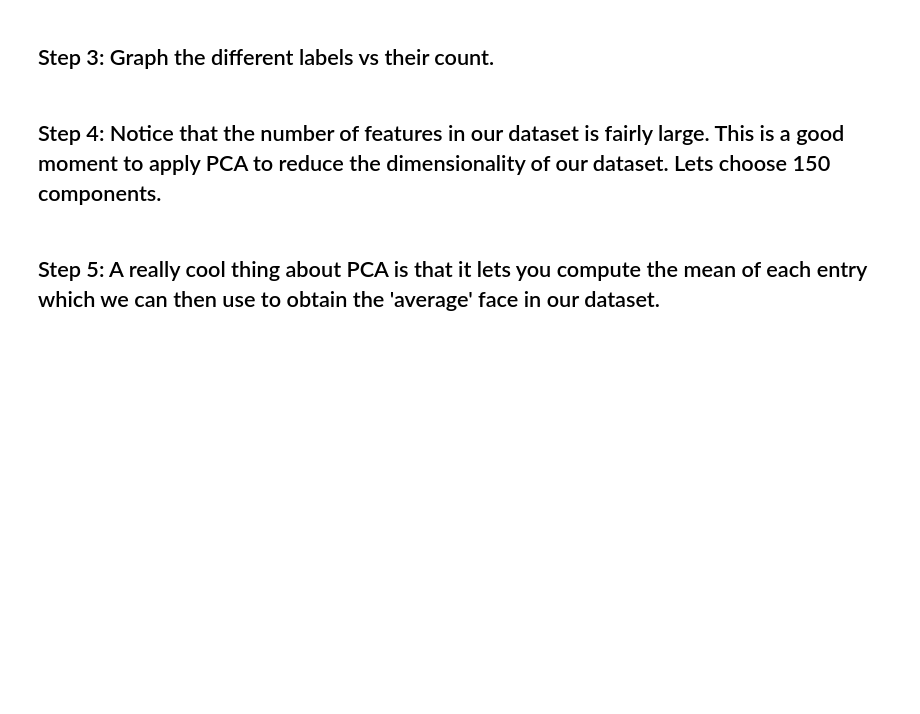
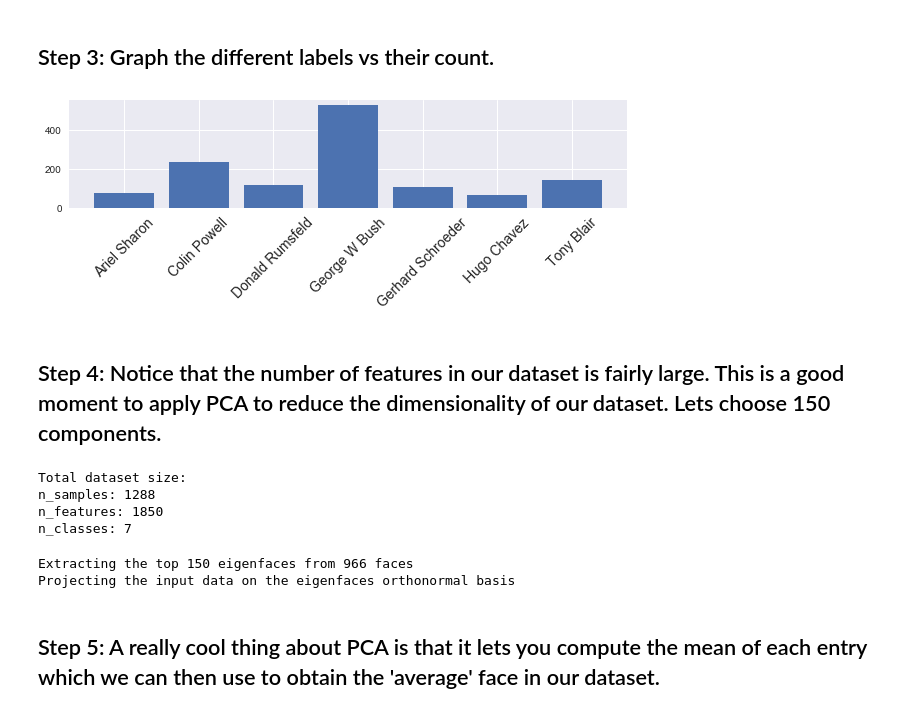
Before and after one commit to Rosswell/k2_datascience, a Jupyter notebook: Classification/Classifiers_Excercises.ipynb, the cells around one changed output. Drawn from its saved outputs; the diff is of its cells as text; code cells hidden in the pictures; blank space fills up the shorter version.

```diff
--- a/Classification/Classifiers_Excercises.ipynb
+++ b/Classification/Classifiers_Excercises.ipynb
@@ -5,4 +52,14 @@
 # %% [markdown]
 ## Step 3: Graph the different labels vs their count.
+# %%
+plt.figure(figsize=(10, 2))
+unique_targets = np.unique(lfw.target)
+counts = [(lfw.target == i).sum() for i in unique_targets]
+plt.xticks(unique_targets, lfw.target_names[unique_targets])
+locs, labels = plt.xticks()
+plt.setp(labels, rotation=45, size=14)
+_ = plt.bar(unique_targets, counts)
+# %% [output]
+[figure, added]
 # %% [markdown]
 ## Step 4: Notice that the number of features in our dataset is fairly large. This is a good moment to apply PCA to reduce the dimensionality of our dataset. Lets choose 150 components.
@@ -8,0 +73,10 @@
+# %%
+print("Total dataset size:")
+print("n_samples: %d" % n_samples)
+print("n_features: %d" % n_features)
+print("n_classes: %d" % n_classes)
+# %% [output]
+Total dataset size:
+n_samples: 1288
+n_features: 1850
+n_classes: 7
@@ -9,2 +86,18 @@
+# %%
+n_components = 150
+
+print("Extracting the top %d eigenfaces from %d faces"
+      % (n_components, X_train.shape[0]))
+pca = PCA(n_components=n_components, svd_solver='randomized',
+          whiten=True).fit(X_train)
+
+eigenfaces = pca.components_.reshape((n_components, h, w))
+
+print("Projecting the input data on the eigenfaces orthonormal basis")
+X_train_pca = pca.transform(X_train)
+X_test_pca = pca.transform(X_test)
+# %% [output]
+Extracting the top 150 eigenfaces from 966 faces
+Projecting the input data on the eigenfaces orthonormal basis
 # %% [markdown]
 ## Step 5: A really cool thing about PCA is that it lets you compute the mean of each entry which we can then use to obtain the 'average' face in our dataset.
```
Also changed, not shown: parts of 21 cells of this notebook, 1 other file.
